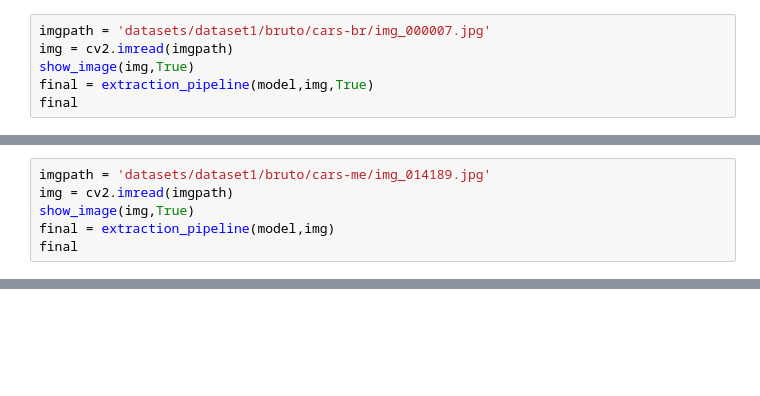
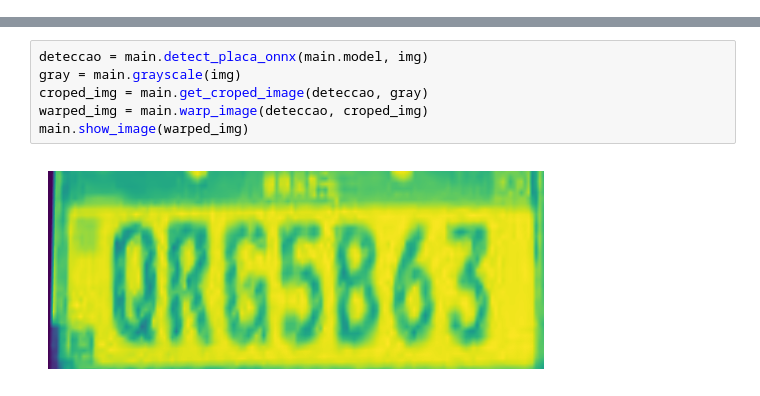
Before and after one commit to aruasouza/deteccao-placas-de-carro, a Jupyter notebook: pipeline.ipynb, the cells around one changed output, grey strips where cells are left out. Cells and saved outputs as stored; diff of their text form; blank space fills up the shorter version.

Commit message:
onnx

```diff
--- a/pipeline.ipynb
+++ b/pipeline.ipynb
@@ -18,6 +18,0 @@ final
-# %%
-imgpath = 'datasets/dataset1/bruto/cars-br/img_000007.jpg'
-img = cv2.imread(imgpath)
-show_image(img,True)
-final = extraction_pipeline(model,img,True)
-final
@@ -27,6 +18,0 @@ final
-# %%
-imgpath = 'datasets/dataset1/bruto/cars-me/img_014189.jpg'
-img = cv2.imread(imgpath)
-show_image(img,True)
-final = extraction_pipeline(model,img)
-final
@@ -54,0 +19,8 @@ Visualize:       https://netron.app
+# %%
+deteccao = main.detect_placa_onnx(main.model, img)
+gray = main.grayscale(img)
+croped_img = main.get_croped_image(deteccao, gray)
+warped_img = main.warp_image(deteccao, croped_img)
+main.show_image(warped_img)
+# %% [output]
+[figure, added]
```
Also changed, not shown: parts of 11 cells of this notebook, 33 other files.
